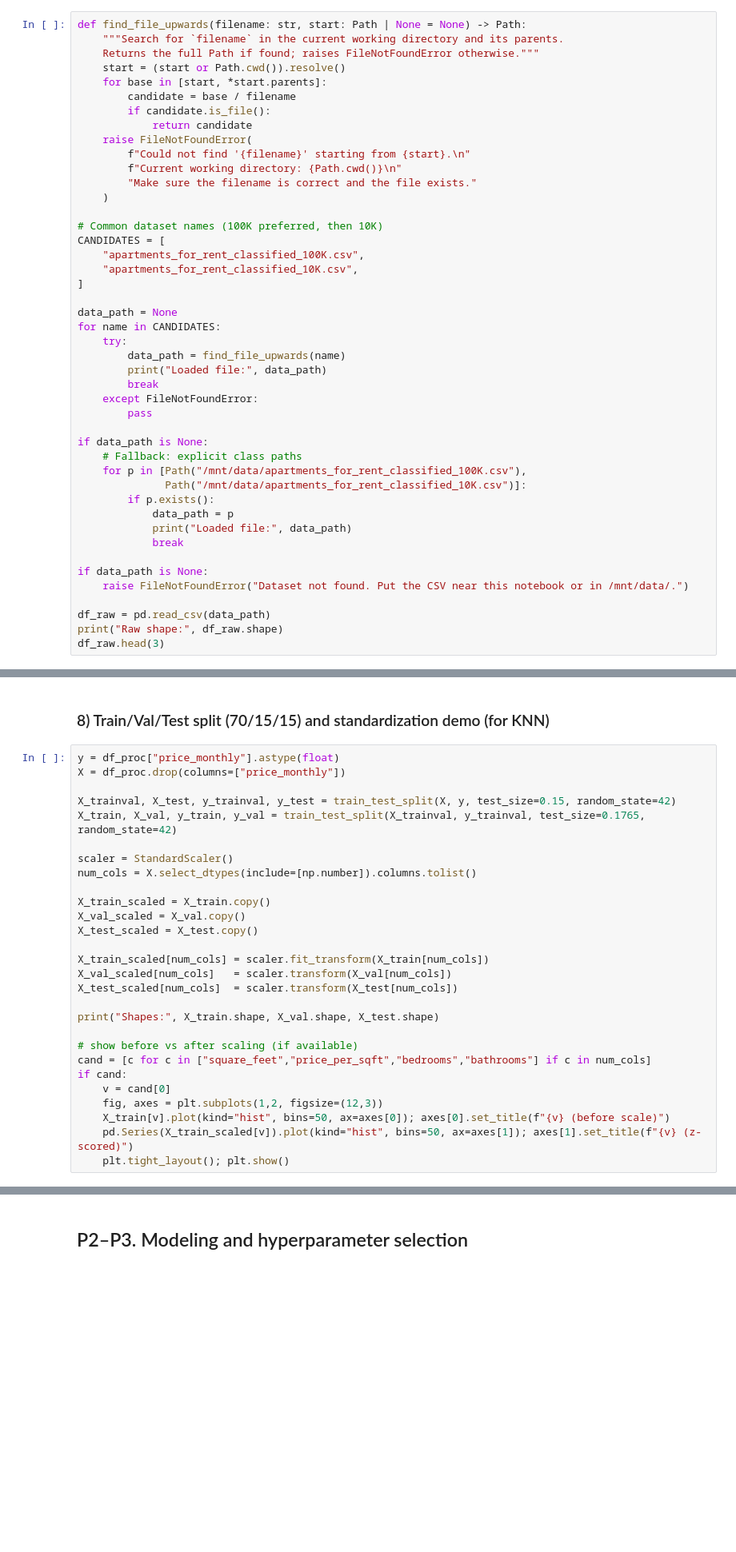
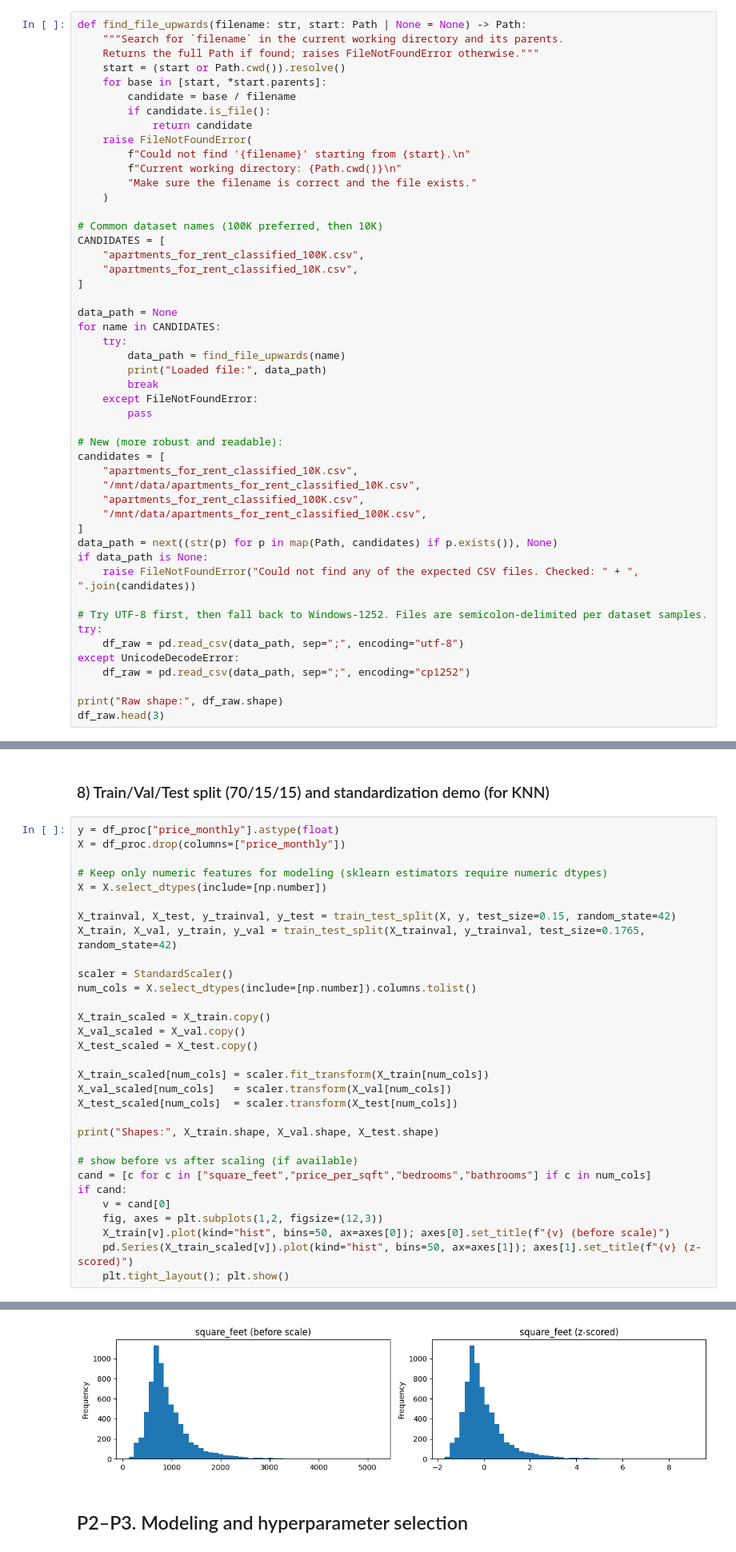
Before and after one commit to RokasMarcinkevicius/P170M109-Computational-Intelligence-and-Decision-Making, a Jupyter notebook: Lab 1/attempt4.ipynb, the cells around one changed output, grey strips where cells are left out. Shown: that part at 80% size. Cells and saved outputs as stored; diff of their text form; blank space fills up the shorter version.

Commit message:
Improve dataset loading with robust file search and encoding fallback for better compatibility.

```diff
--- a/Lab 1/attempt4.ipynb
+++ b/Lab 1/attempt4.ipynb
@@ -54,19 +55,23 @@ for name in CANDIDATES:
     except FileNotFoundError:
         pass
 
+# New (more robust and readable):
+candidates = [
+    "apartments_for_rent_classified_10K.csv",
+    "/mnt/data/apartments_for_rent_classified_10K.csv",
+    "apartments_for_rent_classified_100K.csv",
+    "/mnt/data/apartments_for_rent_classified_100K.csv",
+]
+data_path = next((str(p) for p in map(Path, candidates) if p.exists()), None)
 if data_path is None:
-    # Fallback: explicit class paths
-    for p in [Path("/mnt/data/apartments_for_rent_classified_100K.csv"),
-              Path("/mnt/data/apartments_for_rent_classified_10K.csv")]:
-        if p.exists():
-            data_path = p
-            print("Loaded file:", data_path)
-            break
+    raise FileNotFoundError("Could not find any of the expected CSV files. Checked: " + ", ".join(candidates))
 
-if data_path is None:
-    raise FileNotFoundError("Dataset not found. Put the CSV near this notebook or in /mnt/data/.")
+# Try UTF-8 first, then fall back to Windows-1252. Files are semicolon-delimited per dataset samples.
+try:
+    df_raw = pd.read_csv(data_path, sep=";", encoding="utf-8")
+except UnicodeDecodeError:
+    df_raw = pd.read_csv(data_path, sep=";", encoding="cp1252")
 
-df_raw = pd.read_csv(data_path)
 print("Raw shape:", df_raw.shape)
 df_raw.head(3)
 # %% [output]
@@ -265,6 +328,9 @@ plt.tight_layout(); plt.show()
 # %%
 y = df_proc["price_monthly"].astype(float)
 X = df_proc.drop(columns=["price_monthly"])
+
+# Keep only numeric features for modeling (sklearn estimators require numeric dtypes)
+X = X.select_dtypes(include=[np.number])
 
 X_trainval, X_test, y_trainval, y_test = train_test_split(X, y, test_size=0.15, random_state=42)
 X_train, X_val, y_train, y_val = train_test_split(X_trainval, y_trainval, test_size=0.1765, random_state=42)
@@ -290,3 +356,4 @@ if cand:
     X_train[v].plot(kind="hist", bins=50, ax=axes[0]); axes[0].set_title(f"{v} (before scale)")
     pd.Series(X_train_scaled[v]).plot(kind="hist", bins=50, ax=axes[1]); axes[1].set_title(f"{v} (z-scored)")
     plt.tight_layout(); plt.show()
+# %% [output]
@@ -293,3 +361,4 @@ if cand:
+[figure, added]
 # %% [markdown]
 ## P2–P3. Modeling and hyperparameter selection
 # %%
```
Also changed, not shown: parts of 13 cells of this notebook.
